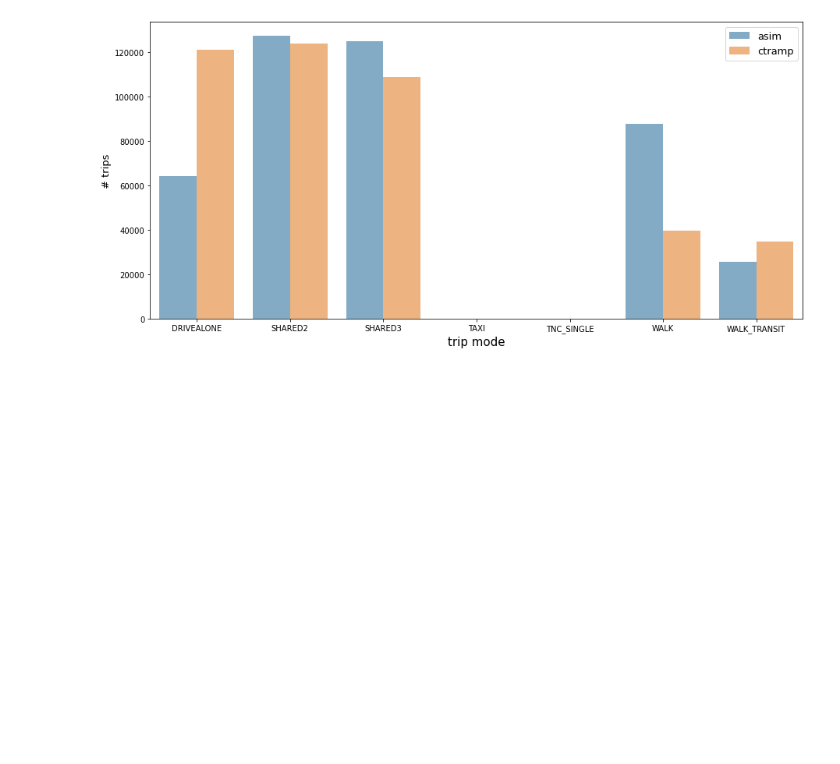
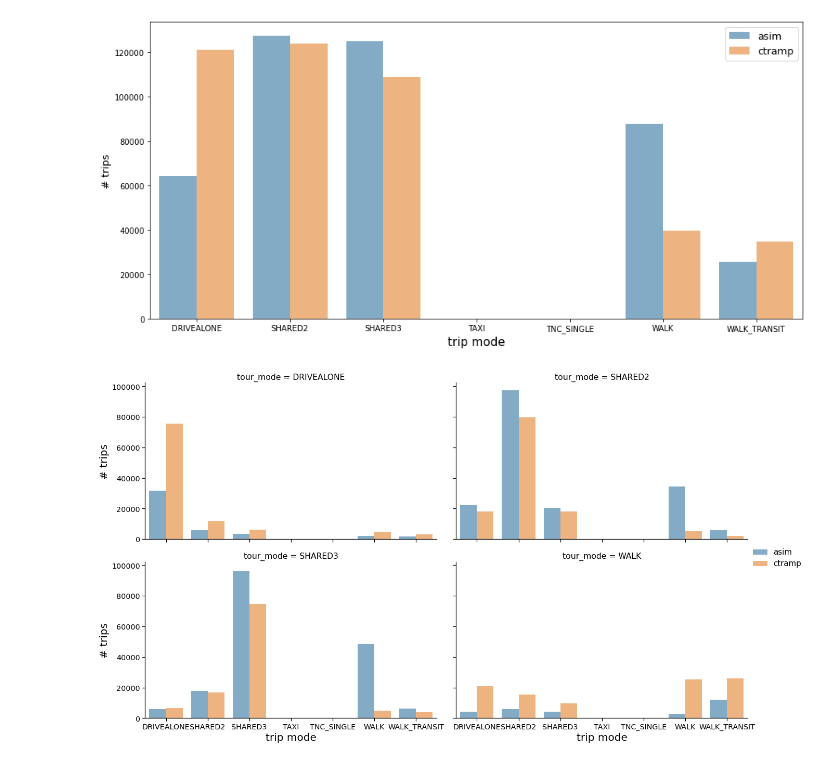
Before and after one commit to SANDAG/ABM, a Jupyter notebook: src/asim_cross_border/cross_border_validation.ipynb, the cells around one changed output. Saved outputs shown, nothing was run; the diff lists cells and outputs as text; code cells hidden in the pictures; blank space fills up the shorter version.

```diff
--- a/src/asim_cross_border/cross_border_validation.ipynb
+++ b/src/asim_cross_border/cross_border_validation.ipynb
@@ -487,3 +484,22 @@ ax.set_xlabel('trip mode', fontsize=15)
 # %% [output]
 Text(0.5, 0, 'trip mode')
 [figure]
+# %%
+trip_mode = asim_trips.groupby(['trip_mode','tour_mode'])['trip_id'].count()
+trip_mode = pd.merge(
+    trip_mode, ctramp_trips.groupby(['trip_mode','tour_mode'])['tripID'].count(),
+    left_index=True, right_index=True, how='outer').reset_index()
+
+trip_mode.columns = ['trip_mode','tour_mode','asim','ctramp']
+trip_mode = trip_mode.melt(id_vars=['trip_mode','tour_mode'],var_name='source',value_name='num_trips')
+
+with sns.plotting_context("notebook",font_scale=1.3):
+    g = sns.catplot(
+        data=trip_mode, x='trip_mode', y='num_trips', col='tour_mode', col_wrap=2, kind='bar',
+        hue='source',alpha=0.6, aspect=1.75)
+    # g.set_yscale("log")
+    g._legend.set_title('')
+    plt.setp(g._legend.get_texts(), fontsize=15)
+    g.set_axis_labels("trip mode", "# trips", fontsize=20)
+# %% [output]
+[figure, added]
```
Also changed, not shown: parts of 2 cells of this notebook.
